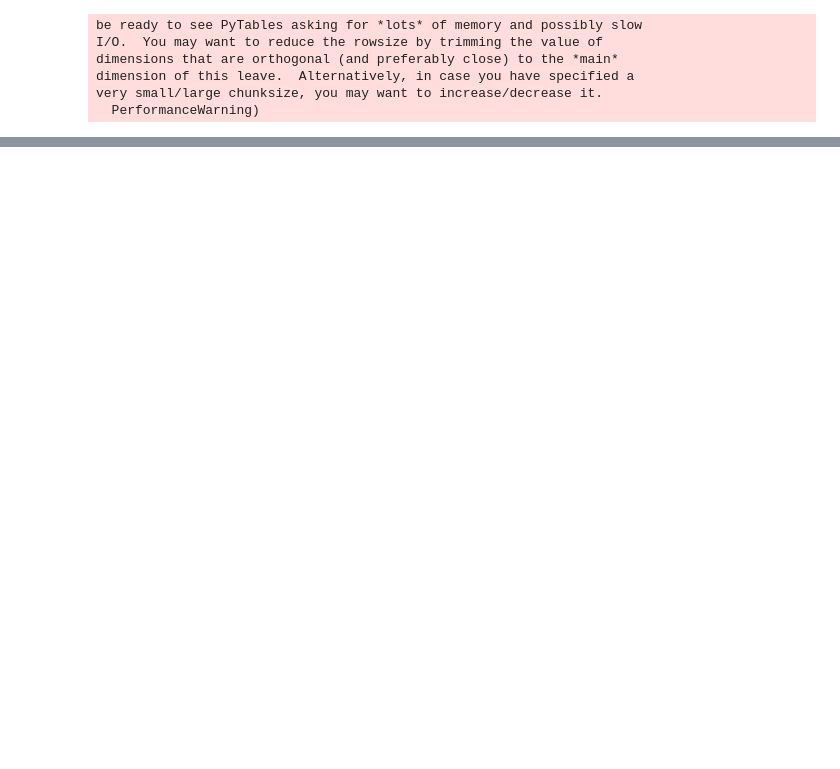
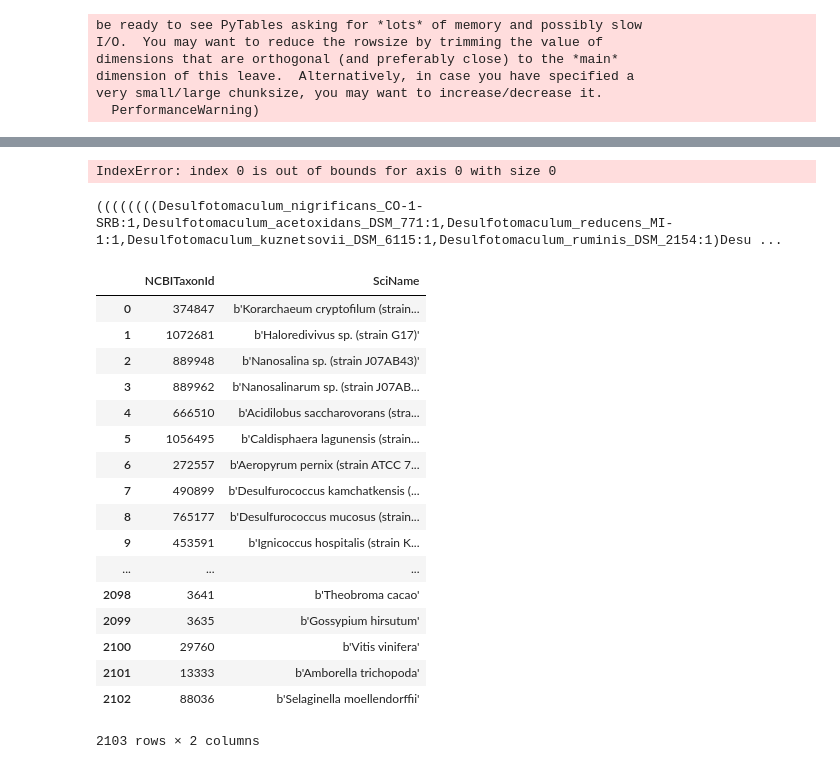
Before and after one commit to cactuskid/phyloprofiling, a Jupyter notebook: pyhamALL/pipelineNotebook.ipynb, the cells around one changed output, grey strips where cells are left out. Saved outputs shown, nothing was run; the diff lists cells and outputs as text; code cells hidden in the pictures; blank space fills up the shorter version.

Commit message:
create and correct species tree
and minor stuff

```diff
--- a/pyhamALL/pipelineNotebook.ipynb
+++ b/pyhamALL/pipelineNotebook.ipynb
@@ -312,0 +228,32 @@ ValueError: Minimum 2 genomes are required, only 1 provided.
+# %%
+full_dataFrame = pd.DataFrame(h5file.root.Genome.read())
+restricted_dataFrame = full_dataFrame[["NCBITaxonId","SciName"]]
+# %%
+restricted_dataFrame.loc[restricted_dataFrame["NCBITaxonId"] == 131567, "SciName"].values[0].decode()
+# %% [output]
+IndexError: index 0 is out of bounds for axis 0 with size 0
+# %%
+print(tree)
+# %% [output]
+((((((((Desulfotomaculum_nigrificans_CO-1-SRB:1,Desulfotomaculum_acetoxidans_DSM_771:1,Desulfotomaculum_reducens_MI-1:1,Desulfotomaculum_kuznetsovii_DSM_6115:1,Desulfotomaculum_ruminis_DSM_2154:1)Desu ...
+# %%
+restricted_dataFrame
+# %% [output]
+|  | NCBITaxonId | SciName |
+| 0 | 374847 | b'Korarchaeum cryptofilum (strain... |
+| 1 | 1072681 | b'Haloredivivus sp. (strain G17)' |
+| 2 | 889948 | b'Nanosalina sp. (strain J07AB43)' |
+| 3 | 889962 | b'Nanosalinarum sp. (strain J07AB... |
+| 4 | 666510 | b'Acidilobus saccharovorans (stra... |
+| 5 | 1056495 | b'Caldisphaera lagunensis (strain... |
+| 6 | 272557 | b'Aeropyrum pernix (strain ATCC 7... |
+| 7 | 490899 | b'Desulfurococcus kamchatkensis (... |
+| 8 | 765177 | b'Desulfurococcus mucosus (strain... |
+| 9 | 453591 | b'Ignicoccus hospitalis (strain K... |
+| ... | ... | ... |
+| 2098 | 3641 | b'Theobroma cacao' |
+| 2099 | 3635 | b'Gossypium hirsutum' |
+| 2100 | 29760 | b'Vitis vinifera' |
+| 2101 | 13333 | b'Amborella trichopoda' |
+| 2102 | 88036 | b'Selaginella moellendorffii' |
+2103 rows × 2 columns
```
Also changed, not shown: parts of 36 cells of this notebook, 7 other files.
